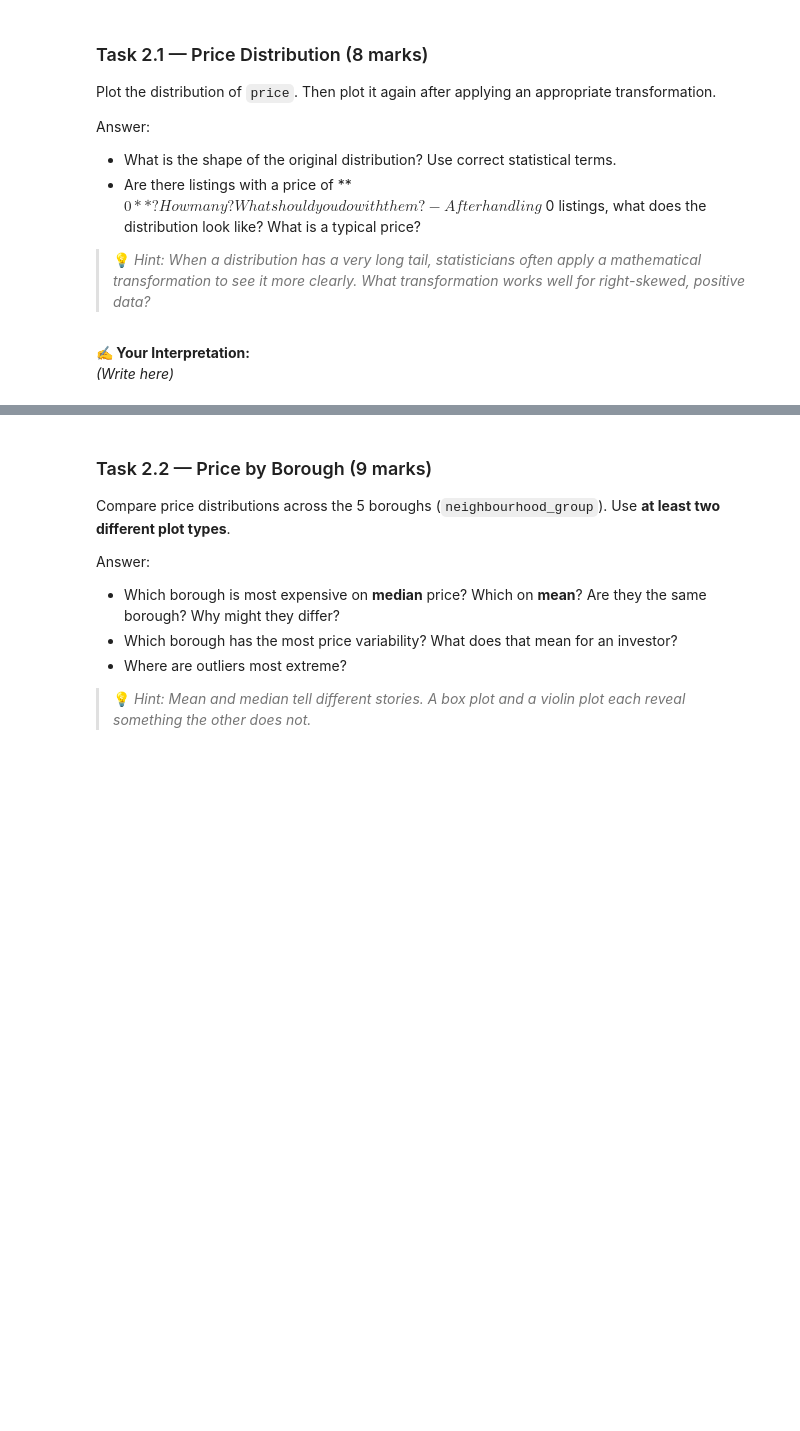
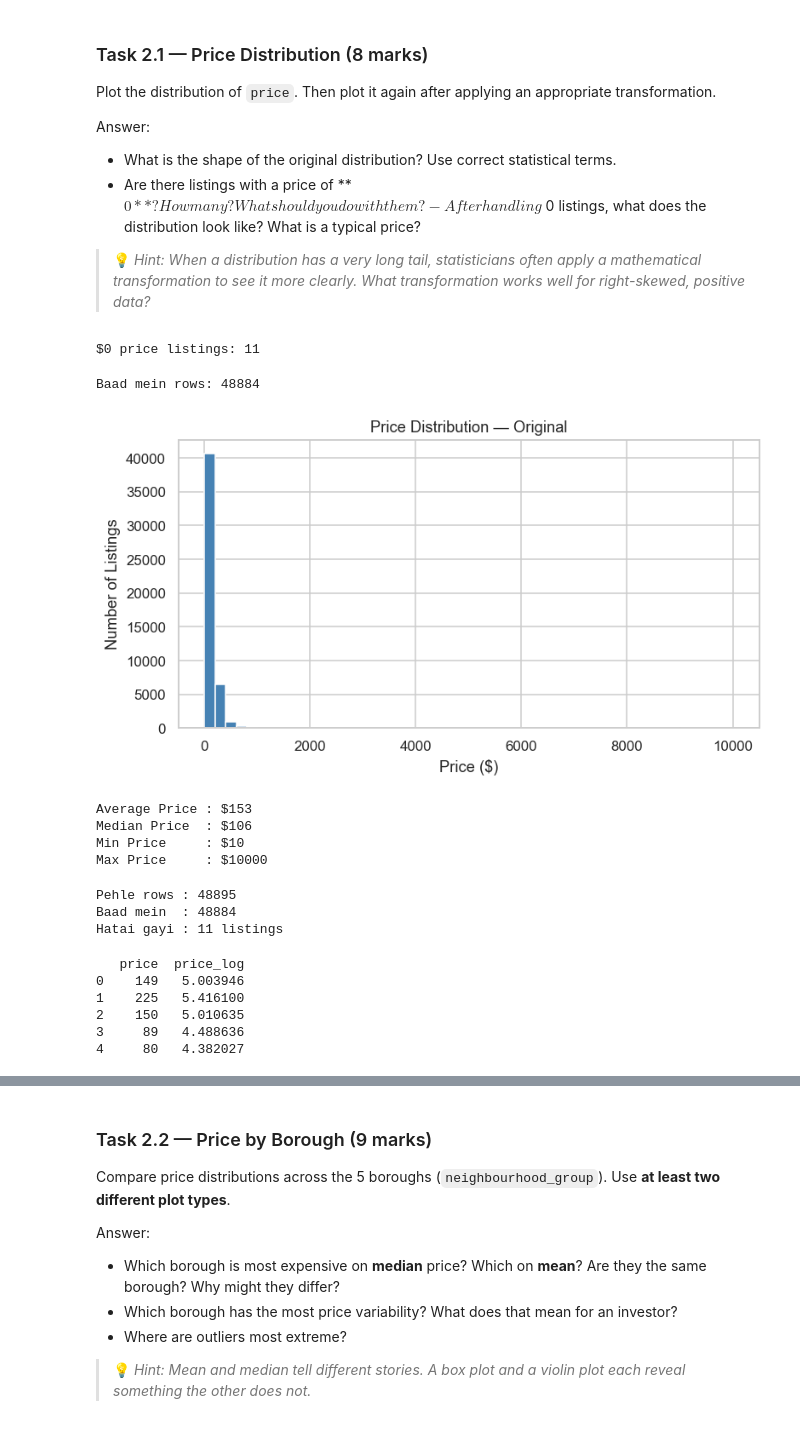
Before and after one commit to tashfeen786/Netsol-week-2, a Jupyter notebook: EDA_Assignment_NYC_Airbnb .ipynb, the cells around one changed output, grey strips where cells are left out. Drawn from its saved outputs; the diff is of its cells as text; code cells hidden in the pictures; blank space fills up the shorter version.

```diff
--- a/EDA_Assignment_NYC_Airbnb .ipynb
+++ b/EDA_Assignment_NYC_Airbnb .ipynb
@@ -221,3 +302,55 @@ Answer:
-# %% [markdown]
-**✍️ Your Interpretation:**
-*(Write here)*
+# %%
+# Your code here
+zero_price = df[df['price'] == 0]
+print(f"$0 price listings: {len(zero_price)}")
+# %% [output]
+$0 price listings: 11
+# %%
+df_clean = df[df['price'] > 0]
+print(f"Baad mein rows: {len(df_clean)}")
+# %% [output]
+Baad mein rows: 48884
+# %%
+plt.figure(figsize=(8, 4))
+plt.hist(df_clean['price'], bins=50, color='steelblue', edgecolor='white')
+plt.title('Price Distribution — Original')
+plt.xlabel('Price ($)')
+plt.ylabel('Number of Listings')
+plt.show()
+# %% [output]
+[figure, added]
+# %%
+# Basic stats of price column
+print(f"Average Price : ${df_clean['price'].mean():.0f}")
+print(f"Median Price  : ${df_clean['price'].median():.0f}")
+print(f"Min Price     : ${df_clean['price'].min()}")
+print(f"Max Price     : ${df_clean['price'].max()}")
+# %% [output]
+Average Price : $153
+Median Price  : $106
+Min Price     : $10
+Max Price     : $10000
+# %%
+df_clean = df[df['price'] > 0]
+
+print(f"Pehle rows : {len(df)}")
+print(f"Baad mein  : {len(df_clean)}")
+print(f"Hatai gayi : {len(df) - len(df_clean)} listings")
+# %% [output]
+Pehle rows : 48895
+Baad mein  : 48884
+Hatai gayi : 11 listings
+# %%
+import numpy as np
+
+# Naya column banao jisme price ka log value hoga
+df_clean['price_log'] = np.log(df_clean['price'])
+
+print(df_clean[['price', 'price_log']].head())
+# %% [output]
+   price  price_log
+0    149   5.003946
+1    225   5.416100
+2    150   5.010635
+3     89   4.488636
+4     80   4.382027
```
Also changed, not shown: parts of 24 cells of this notebook.
